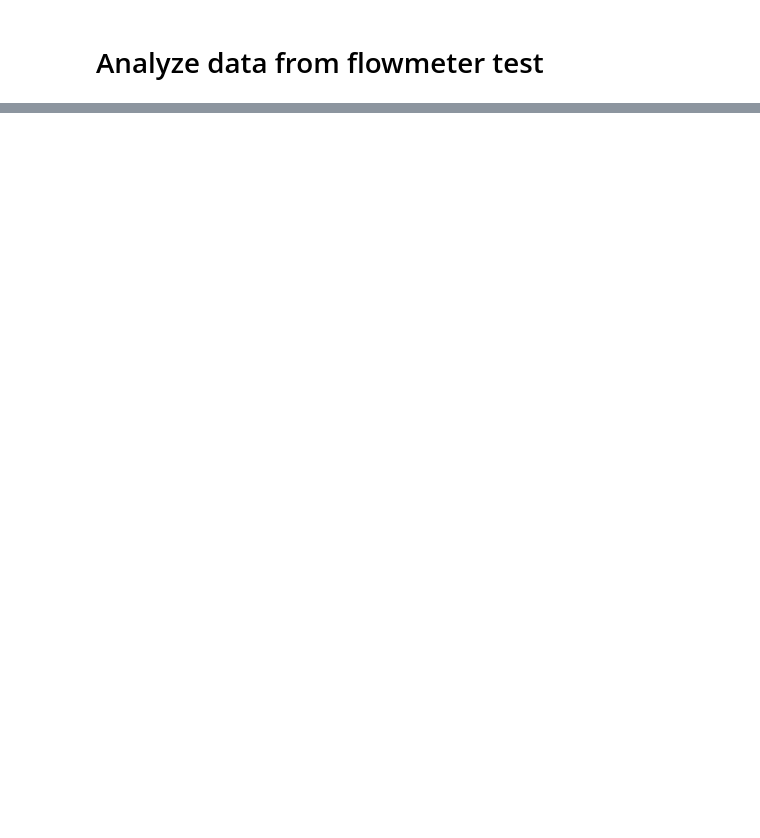
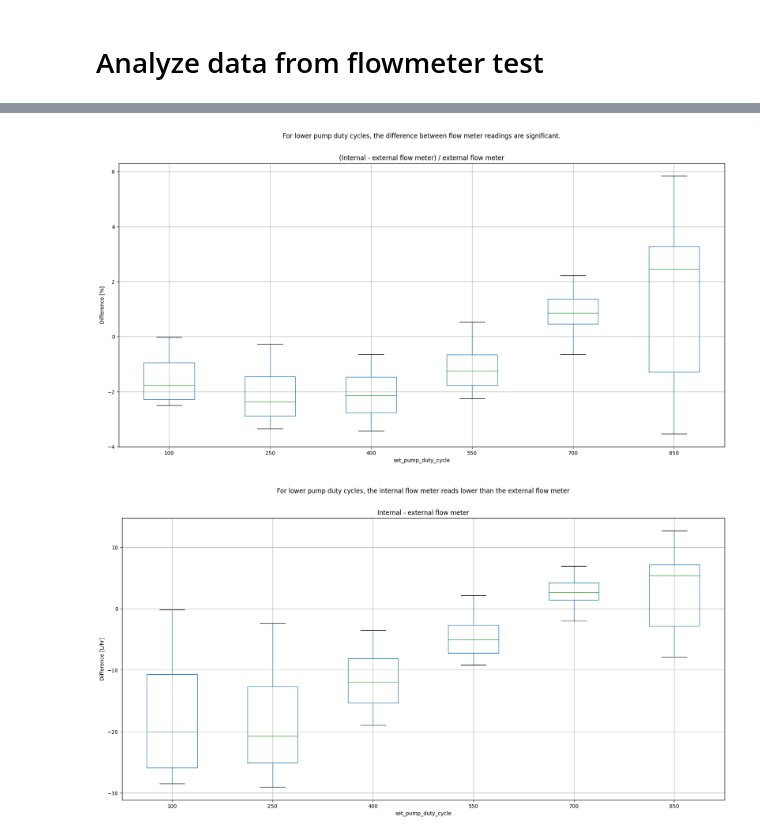
Before and after one commit to season0112/quatt_data_analysis, a Jupyter notebook: power-energy-calculations/live-data/03_analysis_flow_meter_test.ipynb, the cells around one changed output, grey strips where cells are left out. Cells and saved outputs as stored; diff of their text form; code cells hidden in the pictures; blank space fills up the shorter version.

```diff
--- a/power-energy-calculations/live-data/03_analysis_flow_meter_test.ipynb
+++ b/power-energy-calculations/live-data/03_analysis_flow_meter_test.ipynb
@@ -322,0 +100,21 @@ test[test['set_pump_duty_cycle']==850]
+# %%
+
+results_means['flow_difference'] = results_means['internal_flow'] - results_means['external_flow']
+results_means['flow_difference_rel'] = results_means['flow_difference'] / results_means['external_flow'] *100
+
+# boxplot of relative difference between internal and external flow meter
+results_means.boxplot(by='set_pump_duty_cycle', column=['flow_difference_rel'], figsize=(20,10))
+plt.title('(Internal - external flow meter) / external flow meter')
+plt.suptitle('For lower pump duty cycles, the difference between flow meter readings are significant.')
+plt.ylabel('Difference [%]')
+plt.show()
+
+# boxplot of absolute difference between internal and external flow meter
+results_means.boxplot(by='set_pump_duty_cycle', column=['flow_difference'], figsize=(20,10))
+plt.title('Internal - external flow meter')
+plt.suptitle('For lower pump duty cycles, the internal flow meter reads lower than the external flow meter')
+plt.ylabel('Difference [L/hr]')
+plt.show()
+# %% [output]
+[figure, added]
+[figure, added]
```
Also changed, not shown: parts of 20 cells of this notebook.
